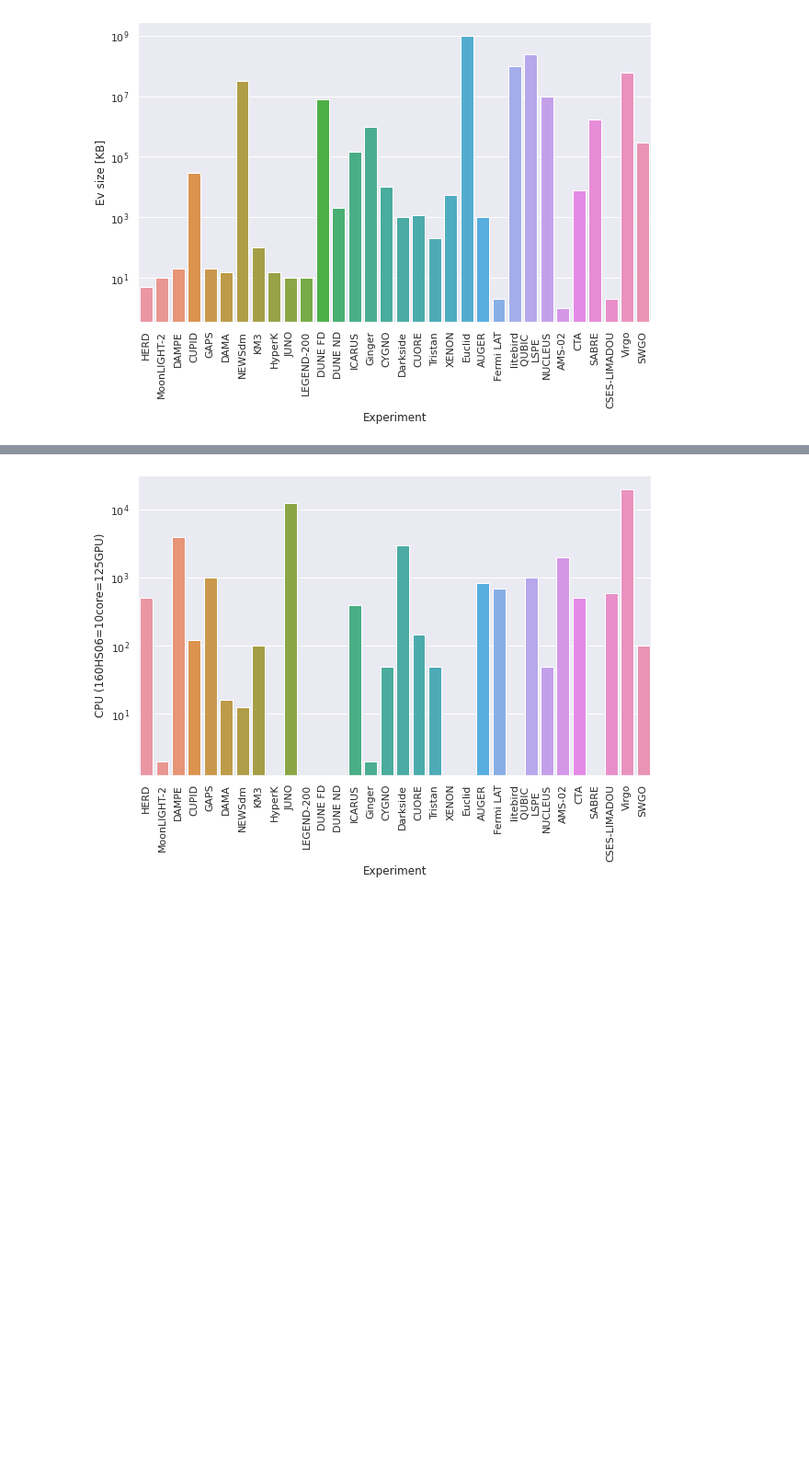
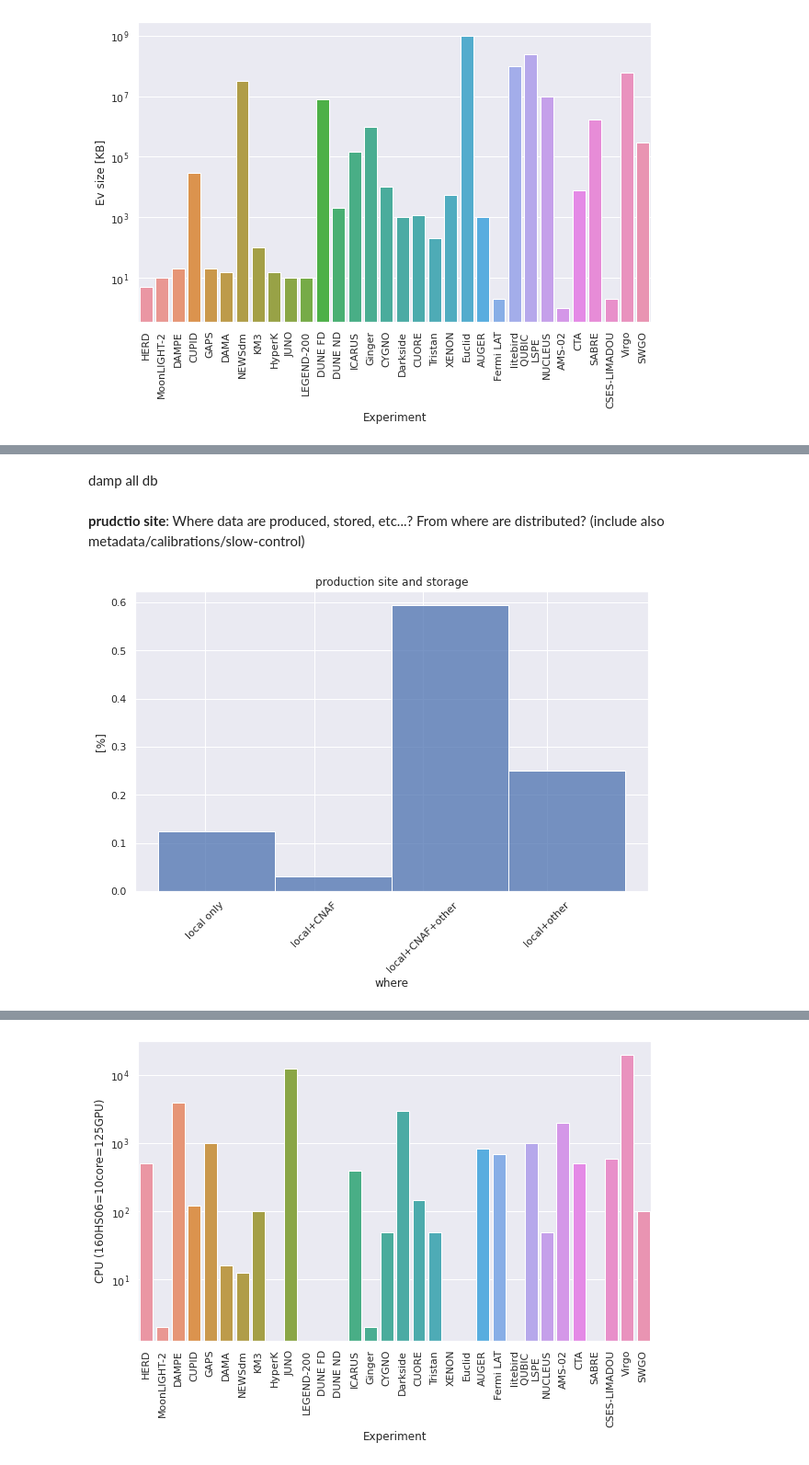
Before and after one commit to gmazzitelli/GSN2, a Jupyter notebook: rateVsSizeAP.ipynb, the cells around one changed output, grey strips where cells are left out. Shown at 92% size. Cells and saved outputs as stored; diff of their text form; code cells hidden in the pictures; blank space fills up the shorter version.

```diff
--- a/rateVsSizeAP.ipynb
+++ b/rateVsSizeAP.ipynb
@@ -155,6 +175,8 @@ Index(['Timestamp', 'Email Address', 'Experiment', 'DAQ type',
        'Tape - size', 'Tape - access frequency', 'Tape - inventory',
        'Tape - replicas and backups'],
       dtype='object')
+# %% [markdown]
+damp all db
 # %%
 from google.colab import data_table
 data_table.enable_dataframe_formatter()
@@ -165,3 +187,16 @@ for i, field in enumerate(pd.columns):
     # data = pd[['Experiment', field]].values
     #display(pd[['Experiment', field]])
     display(data_table.DataTable(pd[['Experiment', field]], include_index=False, num_rows_per_page=32))
+# %% [markdown]
+**prudctio site**: Where data are produced, stored, etc...? From where are distributed? (include also metadata/calibrations/slow-control)
+# %%
+fig, ax = plt.subplots(figsize=(10,6))
+#sns.barplot(data=pd, x="Experiment", y="where stored")
+sns.histplot(data=pd, x="where stored", stat='probability', bins=4)
+ax.tick_params(axis='x', rotation=45)
+ax.set(xlabel="where", ylabel="[%]", title="production site and storage")
+plt.xticks([0.3,1,1.7,2.5], labels = ["local only", "local+CNAF", "local+CNAF+other", "local+other"])
+
+plt.show()
+# %% [output]
+[figure, added]
```
Also changed, not shown: parts of 16 cells of this notebook.
